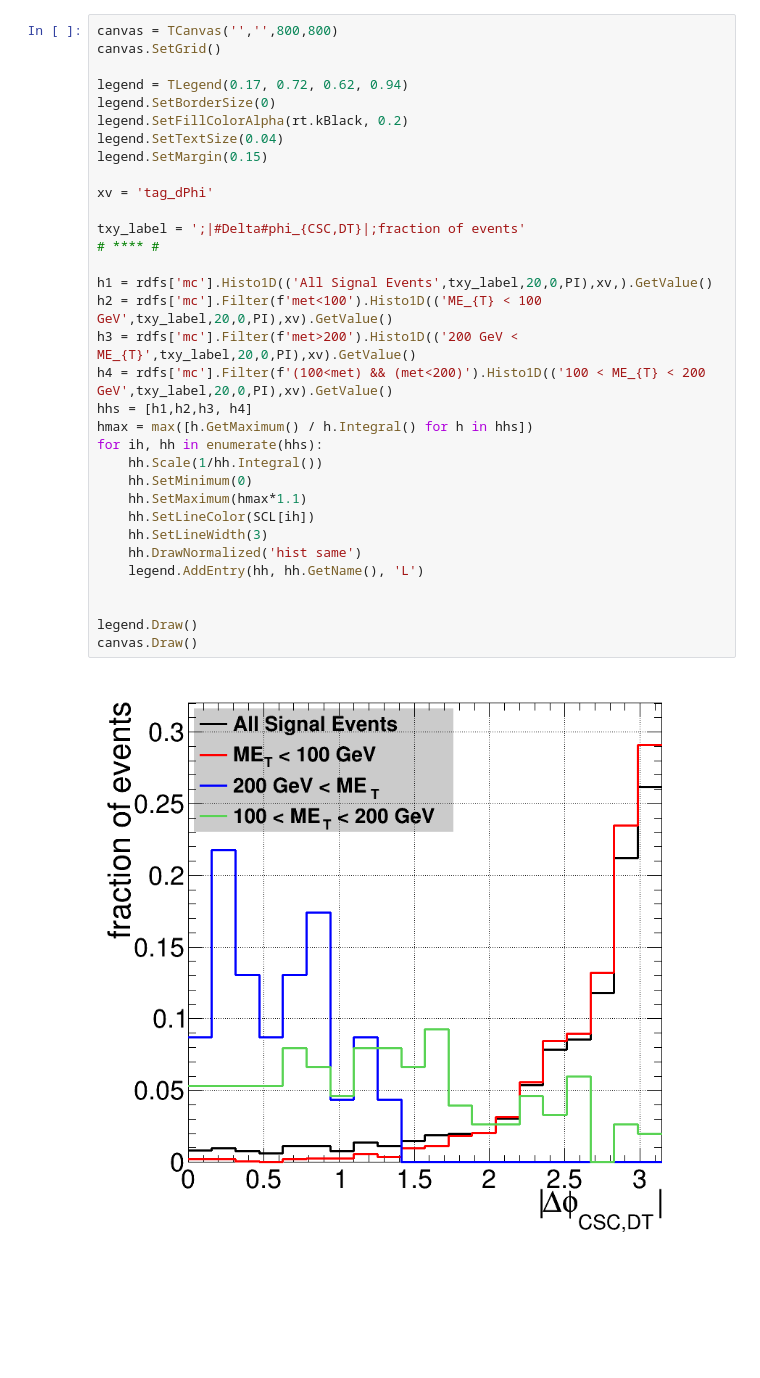
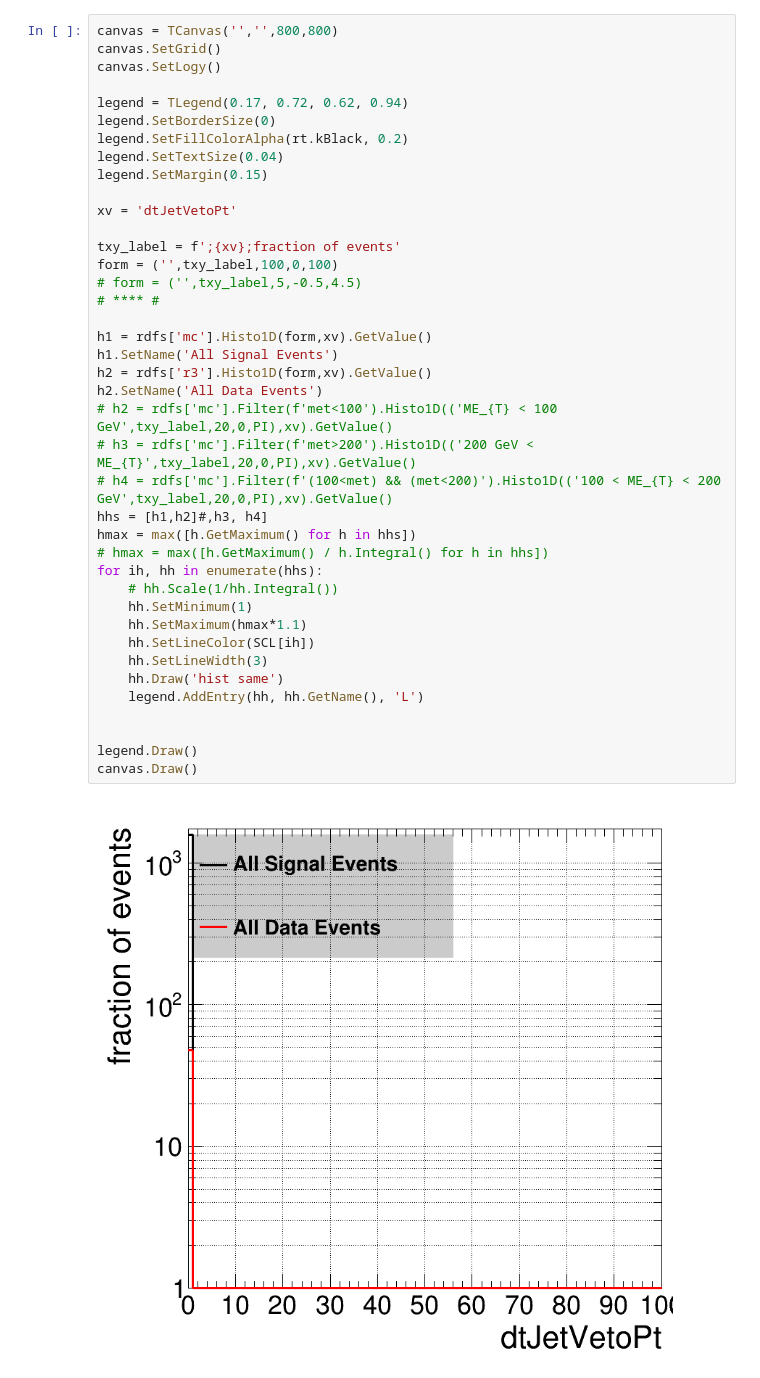
Before and after one commit to cms-lpc-llp/mds_analysis, a Jupyter notebook: notebooks/split_limit.ipynb, the cells around one changed output. Drawn from its saved outputs; the diff is of its cells as text; blank space fills up the shorter version.

```diff
--- a/notebooks/split_limit.ipynb
+++ b/notebooks/split_limit.ipynb
@@ -138,35 +260,42 @@ canvas.Draw()
 # %%
 canvas = TCanvas('','',800,800)
 canvas.SetGrid()
+canvas.SetLogy()
 
 legend = TLegend(0.17, 0.72, 0.62, 0.94)
 legend.SetBorderSize(0)
 legend.SetFillColorAlpha(rt.kBlack, 0.2)
 legend.SetTextSize(0.04)
 legend.SetMargin(0.15)
 
-xv = 'tag_dPhi'
+xv = 'dtJetVetoPt'
 
-txy_label = ';|#Delta#phi_{CSC,DT}|;fraction of events'
+txy_label = f';{xv};fraction of events'
+form = ('',txy_label,100,0,100)
+# form = ('',txy_label,5,-0.5,4.5)
 # **** #
 
-h1 = rdfs['mc'].Histo1D(('All Signal Events',txy_label,20,0,PI),xv,).GetValue()
-h2 = rdfs['mc'].Filter(f'met<100').Histo1D(('ME_{T} < 100 GeV',txy_label,20,0,PI),xv).GetValue()
-h3 = rdfs['mc'].Filter(f'met>200').Histo1D(('200 GeV < ME_{T}',txy_label,20,0,PI),xv).GetValue()
-h4 = rdfs['mc'].Filter(f'(100<met) && (met<200)').Histo1D(('100 < ME_{T} < 200 GeV',txy_label,20,0,PI),xv).GetValue()
-hhs = [h1,h2,h3, h4]
-hmax = max([h.GetMaximum() / h.Integral() for h in hhs])
+h1 = rdfs['mc'].Histo1D(form,xv).GetValue()
+h1.SetName('All Signal Events')
+h2 = rdfs['r3'].Histo1D(form,xv).GetValue()
+h2.SetName('All Data Events')
+# h2 = rdfs['mc'].Filter(f'met<100').Histo1D(('ME_{T} < 100 GeV',txy_label,20,0,PI),xv).GetValue()
+# h3 = rdfs['mc'].Filter(f'met>200').Histo1D(('200 GeV < ME_{T}',txy_label,20,0,PI),xv).GetValue()
+# h4 = rdfs['mc'].Filter(f'(100<met) && (met<200)').Histo1D(('100 < ME_{T} < 200 GeV',txy_label,20,0,PI),xv).GetValue()
+hhs = [h1,h2]#,h3, h4]
+hmax = max([h.GetMaximum() for h in hhs])
+# hmax = max([h.GetMaximum() / h.Integral() for h in hhs])
 for ih, hh in enumerate(hhs):
-    hh.Scale(1/hh.Integral())
-    hh.SetMinimum(0)
+    # hh.Scale(1/hh.Integral())
+    hh.SetMinimum(1)
     hh.SetMaximum(hmax*1.1)
     hh.SetLineColor(SCL[ih])
     hh.SetLineWidth(3)
-    hh.DrawNormalized('hist same')
+    hh.Draw('hist same')
     legend.AddEntry(hh, hh.GetName(), 'L')
 
 
 legend.Draw()
 canvas.Draw()
 # %% [output]
-[figure, old version]
+[figure, new version]
```
Also changed, not shown: parts of 23 cells of this notebook, 7 other files.
